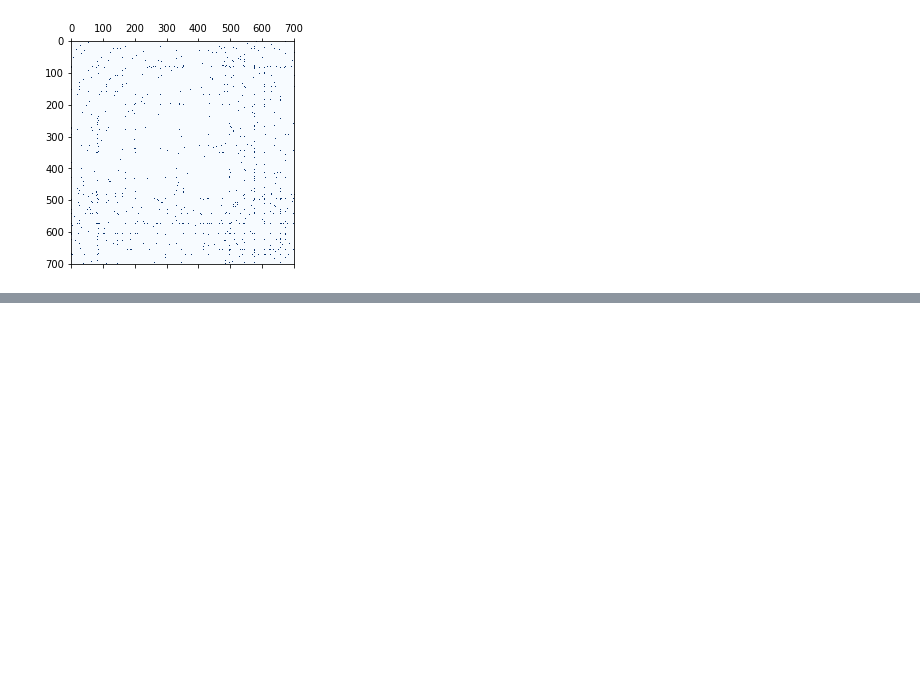
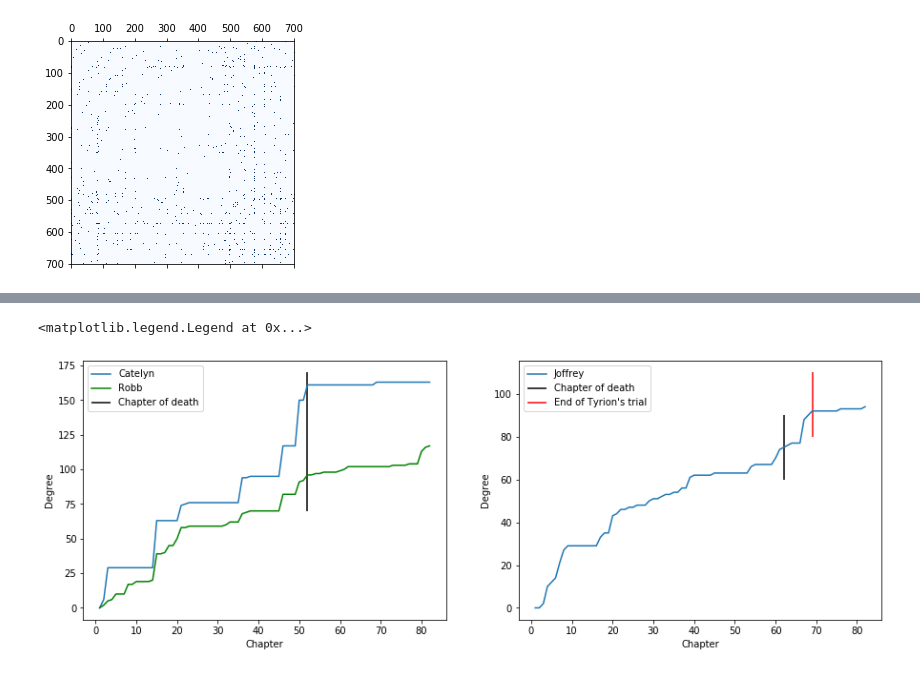
Before and after one commit to Dan8991/A-Storm-of-Nodes, a Jupyter notebook: got_network.ipynb, the cells around one changed output, grey strips where cells are left out. Drawn from its saved outputs; the diff is of its cells as text; code cells hidden in the pictures; blank space fills up the shorter version.

```diff
--- a/got_network.ipynb
+++ b/got_network.ipynb
@@ -360,0 +112,4 @@ Text(0, 0.5, '$P_\\infty(f)/P_\\infty(0)$')
+# %%
+A = clean_network(A)
+print(f"Nodes removed beacuse not part of the GC : {N-A.shape[0]}")
+N = A.shape[0]
@@ -360,0 +253,3 @@ Text(0, 0.5, '$P_\\infty(f)/P_\\infty(0)$')
+# %%
+#getting the temporal evloution of all character
+temporal_distributions = get_temporal_distribution(N, nodes)
@@ -360,0 +268,26 @@ Text(0, 0.5, '$P_\\infty(f)/P_\\infty(0)$')
+# %%
+#getting temporal evolution for catelyn and robb
+catelyn = temporal_distributions[:, characters_id.index("Catelyn Stark") ,0]
+robb = temporal_distributions[:, characters_id.index("Robb Stark") ,0]
+
+#plotting the evloution
+fig, ax = plt.subplots(1, 2, figsize=(15, 5))
+
+ax[0].plot(np.arange(1, 1 + len(catelyn)), catelyn)
+ax[0].plot(np.arange(1, 1 + len(catelyn)), robb, c = "g")
+ax[0].set(xlabel="Chapter", ylabel="Degree")
+ax[0].vlines(52, 70, 170)
+ax[0].legend(["Catelyn", "Robb", "Chapter of death"])
+
+#getting the temporal evolution for geoffrey
+joffrey = temporal_distributions[:, characters_id.index("Joffrey Baratheon") ,0]
+
+#plotting the evolution
+ax[1].plot(np.arange(1, 1 + len(joffrey)), joffrey)
+ax[1].set(xlabel="Chapter", ylabel="Degree")
+ax[1].vlines(62, 60, 90)
+ax[1].vlines(69, 80, 110, color="red")
+ax[1].legend(["Joffrey", "Chapter of death", "End of Tyrion's trial"], loc="upper left")
+# %% [output]
+<matplotlib.legend.Legend at 0x...>
+[figure, added]
```
Also changed, not shown: parts of 43 cells of this notebook.
